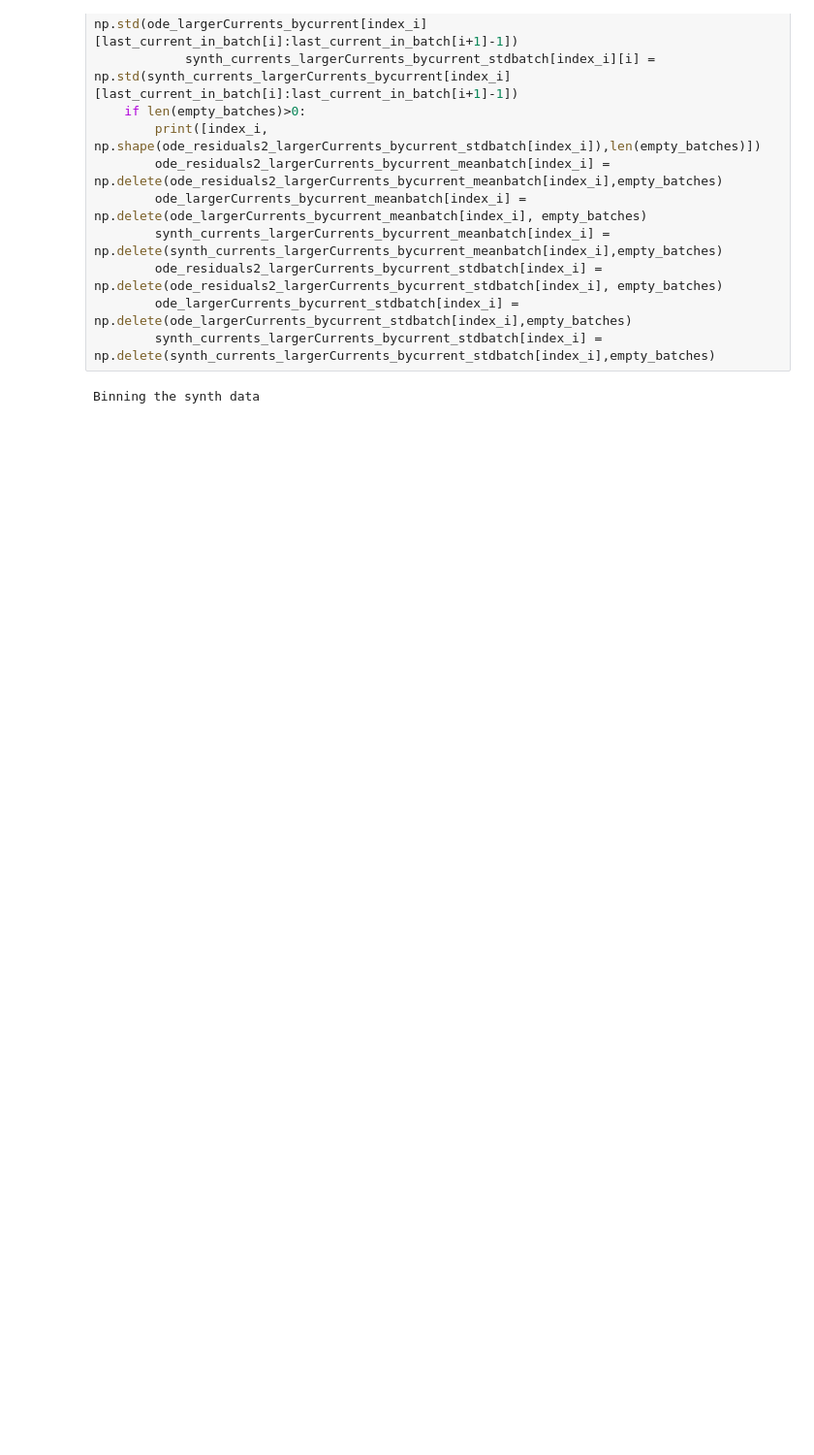
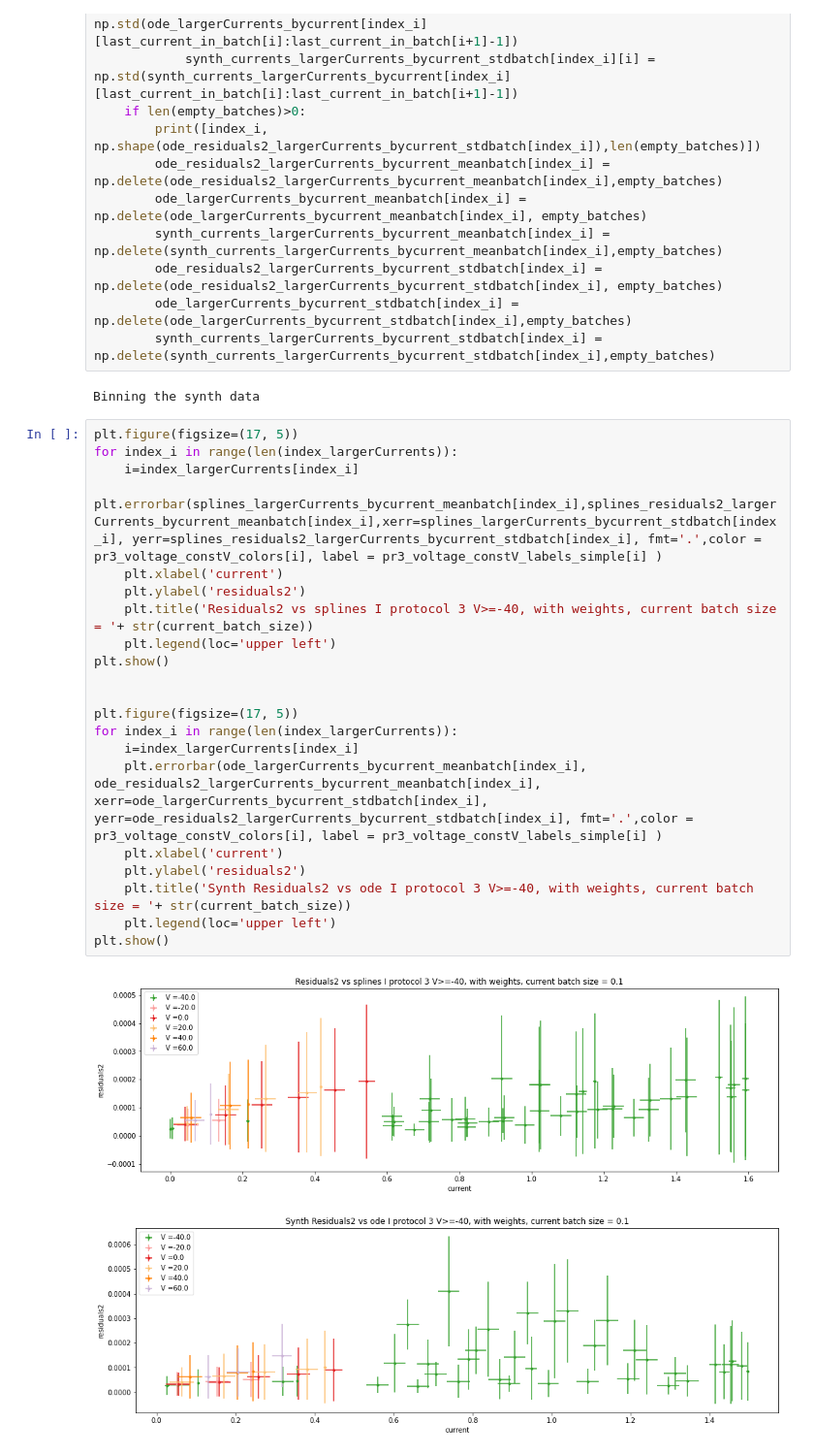
Before and after one commit to donajialej/Notes, a Jupyter notebook: from_myokit_tutorial/KyliesCell5_dataANDsimulation_notebook_PR3.ipynb, the cells around one changed output. Shown at 97% size. Cells and saved outputs as stored; diff of their text form; blank space fills up the shorter version.

Commit message:
Done binning for both data sets, starting with plots

```diff
--- a/from_myokit_tutorial/KyliesCell5_dataANDsimulation_notebook_PR3.ipynb
+++ b/from_myokit_tutorial/KyliesCell5_dataANDsimulation_notebook_PR3.ipynb
@@ -338,3 +338,27 @@ for index_i in range(len(index_largerCurrents)):
         synth_currents_largerCurrents_bycurrent_stdbatch[index_i] = np.delete(synth_currents_largerCurrents_bycurrent_stdbatch[index_i],empty_batches)
 # %% [output]
 Binning the synth data
+# %%
+plt.figure(figsize=(17, 5))
+for index_i in range(len(index_largerCurrents)):
+    i=index_largerCurrents[index_i]
+    plt.errorbar(splines_largerCurrents_bycurrent_meanbatch[index_i],splines_residuals2_largerCurrents_bycurrent_meanbatch[index_i],xerr=splines_largerCurrents_bycurrent_stdbatch[index_i], yerr=splines_residuals2_largerCurrents_bycurrent_stdbatch[index_i], fmt='.',color = pr3_voltage_constV_colors[i], label = pr3_voltage_constV_labels_simple[i] )
+    plt.xlabel('current')
+    plt.ylabel('residuals2')
+    plt.title('Residuals2 vs splines I protocol 3 V>=-40, with weights, current batch size = '+ str(current_batch_size))
+    plt.legend(loc='upper left')
+plt.show()
+
+
+plt.figure(figsize=(17, 5))
+for index_i in range(len(index_largerCurrents)):
+    i=index_largerCurrents[index_i]
+    plt.errorbar(ode_largerCurrents_bycurrent_meanbatch[index_i], ode_residuals2_largerCurrents_bycurrent_meanbatch[index_i], xerr=ode_largerCurrents_bycurrent_stdbatch[index_i], yerr=ode_residuals2_largerCurrents_bycurrent_stdbatch[index_i], fmt='.',color = pr3_voltage_constV_colors[i], label = pr3_voltage_constV_labels_simple[i] )
+    plt.xlabel('current')
+    plt.ylabel('residuals2')
+    plt.title('Synth Residuals2 vs ode I protocol 3 V>=-40, with weights, current batch size = '+ str(current_batch_size))
+    plt.legend(loc='upper left')
+plt.show()
+# %% [output]
+[figure, added]
+[figure, added]
```
Also changed, not shown: parts of 2 cells of this notebook, 1 other file.
